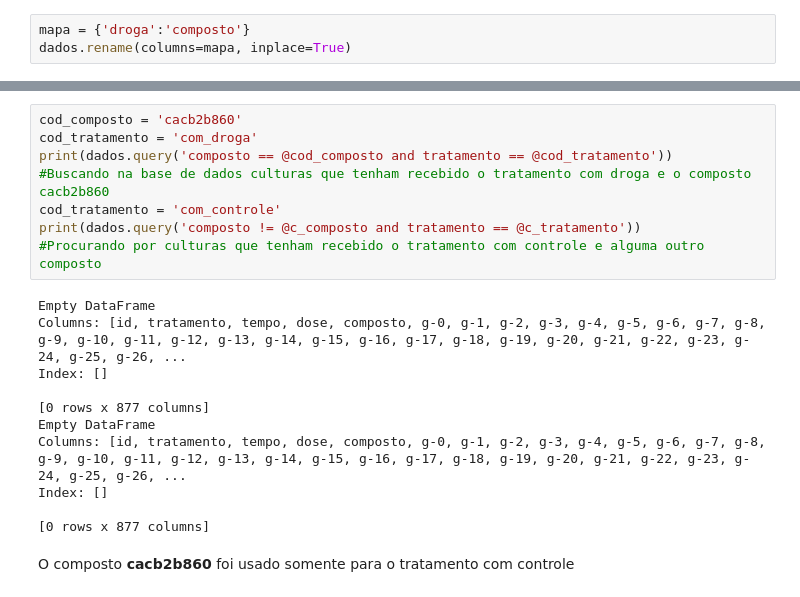
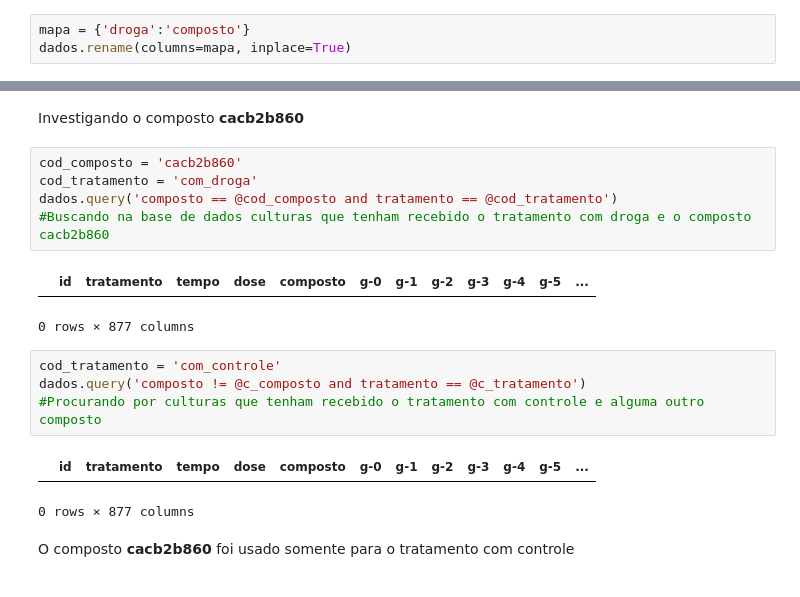
Before and after one commit to axeljunior/Alura-ImersaoDados, a Jupyter notebook: Imersão_Dados.ipynb, the cells around one changed output, grey strips where cells are left out. Cells and saved outputs as stored; diff of their text form.

```diff
--- a/Imersão_Dados.ipynb
+++ b/Imersão_Dados.ipynb
@@ -126,22 +137,20 @@ dados.rename(columns=mapa, inplace=True)
+# %% [markdown]
+Investigando o composto **cacb2b860**
 # %%
 cod_composto = 'cacb2b860'
 cod_tratamento = 'com_droga'
-print(dados.query('composto == @cod_composto and tratamento == @cod_tratamento'))
+dados.query('composto == @cod_composto and tratamento == @cod_tratamento')
 #Buscando na base de dados culturas que tenham recebido o tratamento com droga e o composto cacb2b860
-cod_tratamento = 'com_controle'
-print(dados.query('composto != @c_composto and tratamento == @c_tratamento'))
-#Procurando por culturas que tenham recebido o tratamento com controle e alguma outro composto
 # %% [output]
+|  | id | tratamento | tempo | dose | composto | g-0 | g-1 | g-2 | g-3 | g-4 | g-5 | ... |
-Empty DataFrame
-Columns: [id, tratamento, tempo, dose, composto, g-0, g-1, g-2, g-3, g-4, g-5, g-6, g-7, g-8, g-9, g-10, g-11, g-12, g-13, g-14, g-15, g-16, g-17, g-18, g-19, g-20, g-21, g-22, g-23, g-24, g-25, g-26, ...
-Index: []
-
-[0 rows x 877 columns]
-Empty DataFrame
-Columns: [id, tratamento, tempo, dose, composto, g-0, g-1, g-2, g-3, g-4, g-5, g-6, g-7, g-8, g-9, g-10, g-11, g-12, g-13, g-14, g-15, g-16, g-17, g-18, g-19, g-20, g-21, g-22, g-23, g-24, g-25, g-26, ...
-Index: []
-
-[0 rows x 877 columns]
+0 rows × 877 columns
+# %%
+cod_tratamento = 'com_controle'
+dados.query('composto != @c_composto and tratamento == @c_tratamento')
+#Procurando por culturas que tenham recebido o tratamento com controle e alguma outro composto
+# %% [output]
+|  | id | tratamento | tempo | dose | composto | g-0 | g-1 | g-2 | g-3 | g-4 | g-5 | ... |
+0 rows × 877 columns
 # %% [markdown]
 O composto **cacb2b860** foi usado somente para o tratamento com controle
 # %%
```
Also changed, not shown: parts of 2 cells of this notebook.
